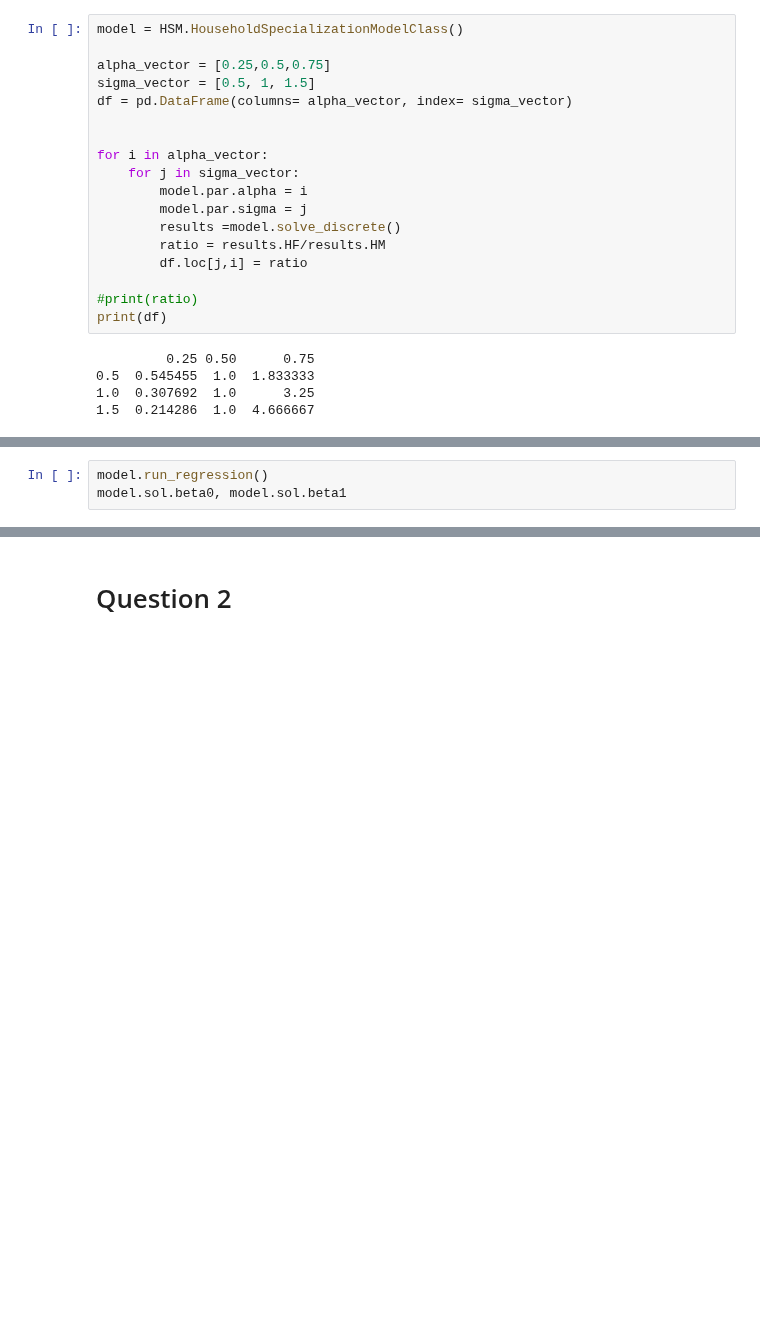
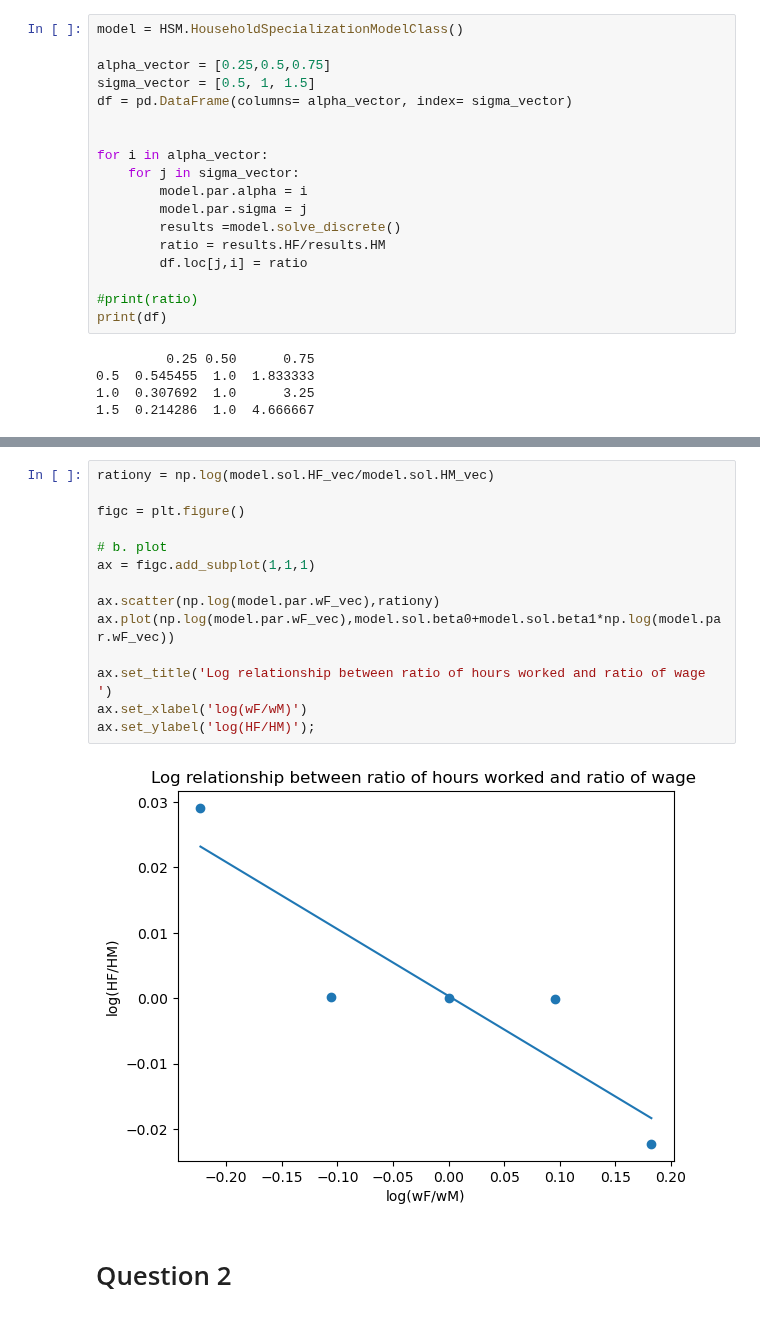
Before and after one commit to NumEconCopenhagen/projects-2023-cbjk, a Jupyter notebook: inauguralproject/inauguralproject.ipynb, the cells around one changed output, grey strips where cells are left out. Cells and saved outputs as stored; diff of their text form; blank space fills up the shorter version.

```diff
--- a/inauguralproject/inauguralproject.ipynb
+++ b/inauguralproject/inauguralproject.ipynb
@@ -126,3 +172,0 @@ TypeError: 'numpy.float64' object cannot be interpreted as an integer
-# %%
-model.run_regression()
-model.sol.beta0, model.sol.beta1
@@ -154,3 +173,19 @@ namespace(LM=4.338729070535226,
+# %%
+rationy = np.log(model.sol.HF_vec/model.sol.HM_vec)
+
+figc = plt.figure()
+
+# b. plot
+ax = figc.add_subplot(1,1,1)
+
+ax.scatter(np.log(model.par.wF_vec),rationy)
+ax.plot(np.log(model.par.wF_vec),model.sol.beta0+model.sol.beta1*np.log(model.par.wF_vec))
+
+ax.set_title('Log relationship between ratio of hours worked and ratio of wage ')
+ax.set_xlabel('log(wF/wM)')
+ax.set_ylabel('log(HF/HM)');
+# %% [output]
+[figure, added]
 # %% [markdown]
 # Question 2
 # %% [markdown]
```
Also changed, not shown: parts of 13 cells of this notebook.
